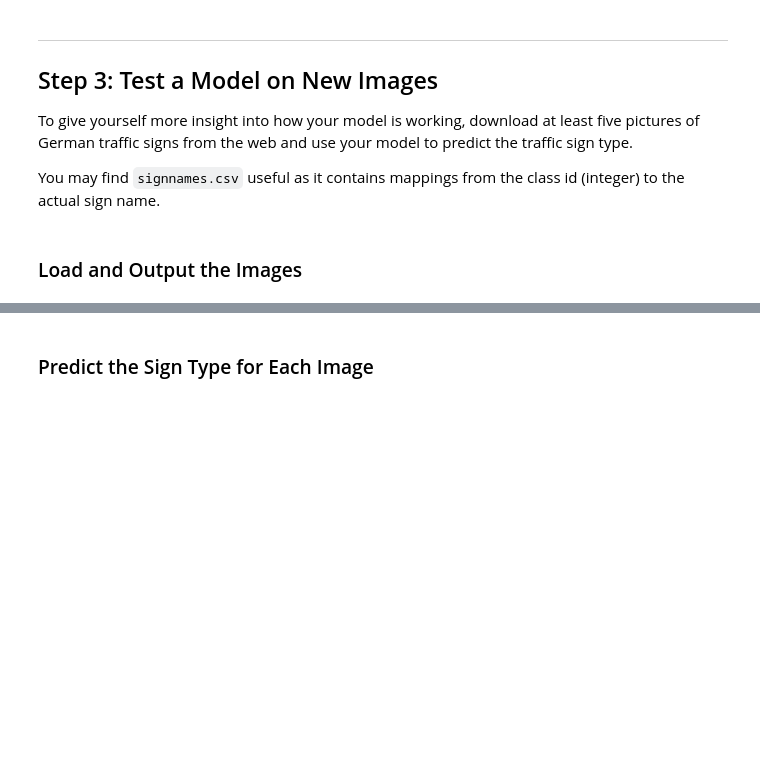
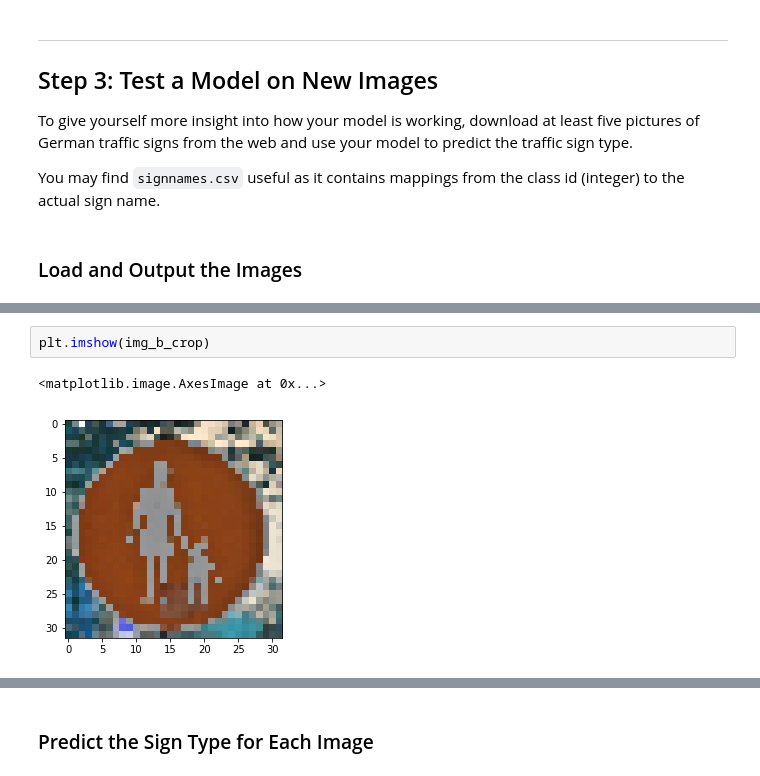
Before and after one commit to angelovila/CarND-P2-traffic-sign-classifier, a Jupyter notebook: Traffic_Sign_Classifier.ipynb, the cells around one changed output, grey strips where cells are left out. Cells and saved outputs as stored; diff of their text form; blank space fills up the shorter version.

```diff
--- a/Traffic_Sign_Classifier.ipynb
+++ b/Traffic_Sign_Classifier.ipynb
@@ -318,0 +375,5 @@ You may find `signnames.csv` useful as it contains mappings from the class id (i
+# %%
+plt.imshow(img_b_crop)
+# %% [output]
+<matplotlib.image.AxesImage at 0x...>
+[figure, added]
```
Also changed, not shown: parts of 17 cells of this notebook.
